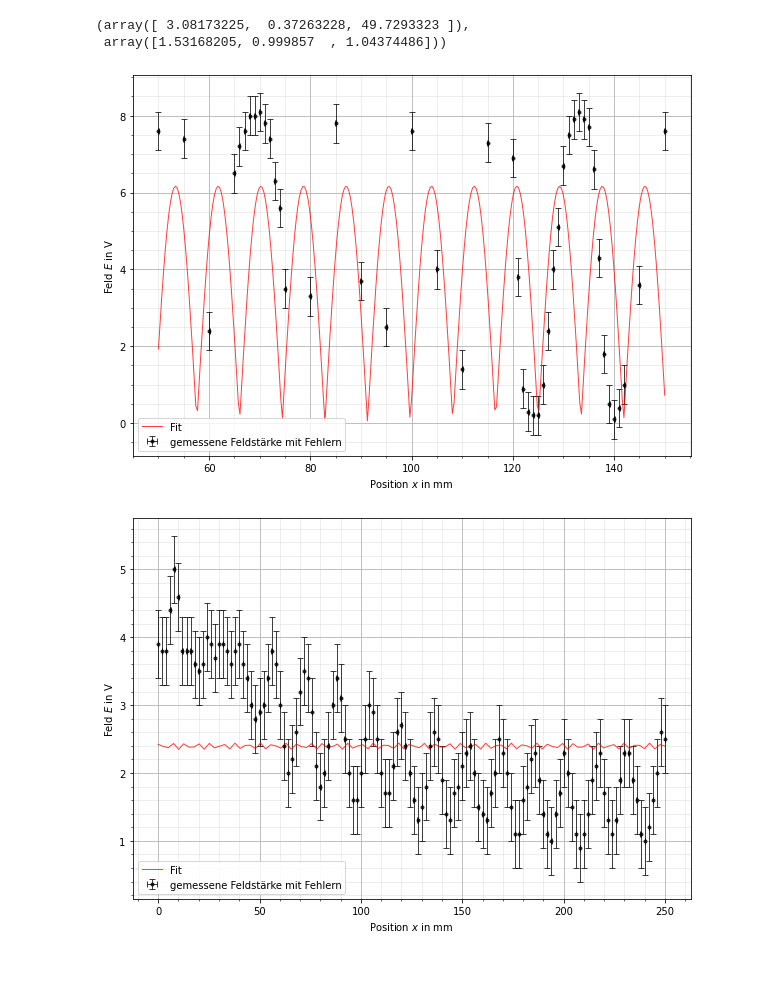
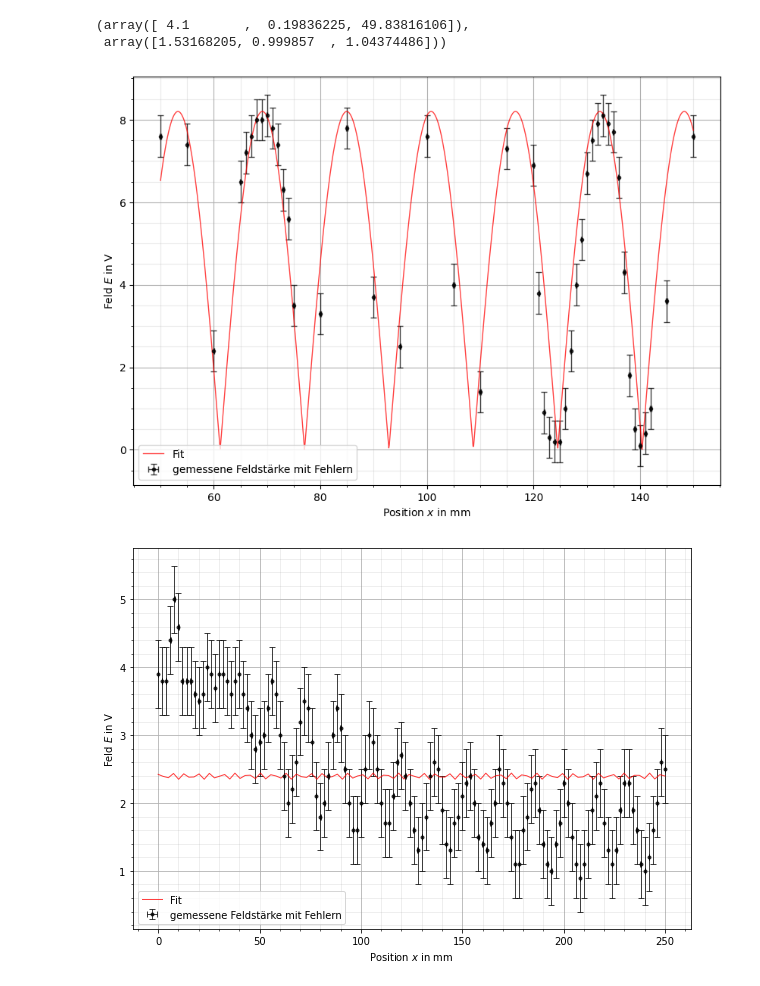
Before and after one commit to CVC97/ExPhy-III-Praktikum, a Jupyter notebook: 19_Mikrowellen.ipynb, the cells around one changed output. Saved outputs shown, nothing was run; the diff lists cells and outputs as text; code cells hidden in the pictures.

```diff
--- a/19_Mikrowellen.ipynb
+++ b/19_Mikrowellen.ipynb
@@ -24,35 +24,35 @@ def E(x, E0, k, a):
     return 2*E0*abs(np.sin(k*x - a))#*np.sin(w*t)
 # %%
 # Bestimmung der Fitparameter
-popt_1_1, pcov_1_1 = curve_fit(E, V1_1_x, V1_1_E, bounds = ([2., 0., 0.], [12., 0.75, 100.]))
+popt_1_1, pcov_1_1 = curve_fit(E, V1_1_x, V1_1_E, bounds = ([4.1, 0., 0.], [6., 0.4, 100.]))
 popt_1_3, pcov_1_3 = curve_fit(E, V1_3_x, V1_3_E)
 
 popt_1_1, popt_1_3
 # %% [output]
-(array([ 3.08173225,  0.37263228, 49.7293323 ]),
+(array([ 4.1       ,  0.19836225, 49.83816106]),
  array([1.53168205, 0.999857  , 1.04374486]))
 # %%
 fig, ax = plt.subplots(figsize=(5*2,3.5*2))
 
-xplot_1_1 = np.linspace(min(V1_1_x), max(V1_1_x), 299)
+xplot_1_1 = np.linspace(min(V1_1_x), max(V1_1_x), 1000)
 #print(E(xplot_1_1, *popt_1_1))
 
 #ax.set_title(r'Korrigierte Steigungen $mr^2$ für variierte Kugelradien')
 ax.set_xlabel(r'Position $x$ in mm')
 ax.set_ylabel(r'Feld $E$ in V')
 ax.grid()
 ax.grid(which='minor', color='#999999', alpha=0.2, linestyle='-')
 ax.minorticks_on()
 ax.errorbar(V1_1_x, V1_1_E, xerr = 0.1, yerr = 0.5, fmt = '.', color = 'black', alpha = 0.75, linewidth=1, ecolor="black", capsize=3, label = 'gemessene Feldstärke mit Fehlern')
 #ax.errorbar([2, 1], [1, 2], xerr = 4)
 #ax.plot(xplot, xplot*params_gamma[0]+params_gamma[1],  color = 'red', alpha = 0.75, linewidth=1.5, label = 'lineare Regression', linestyle = '--')
 ax.plot(xplot_1_1, E(xplot_1_1, *popt_1_1), color = 'red', alpha = 0.75, linewidth = 1, label = 'Fit')
 ax.legend()
 ax.legend(loc="lower left")
 plt.savefig('./19_Mikrowellen/V1_1.pgf', facecolor = 'white', bbox_inches='tight')
 plt.show()
 # %% [output]
-[figure, old version]
+[figure, new version]
 # %%
 fig, ax = plt.subplots(figsize=(5*2,3.5*2))
 
```
